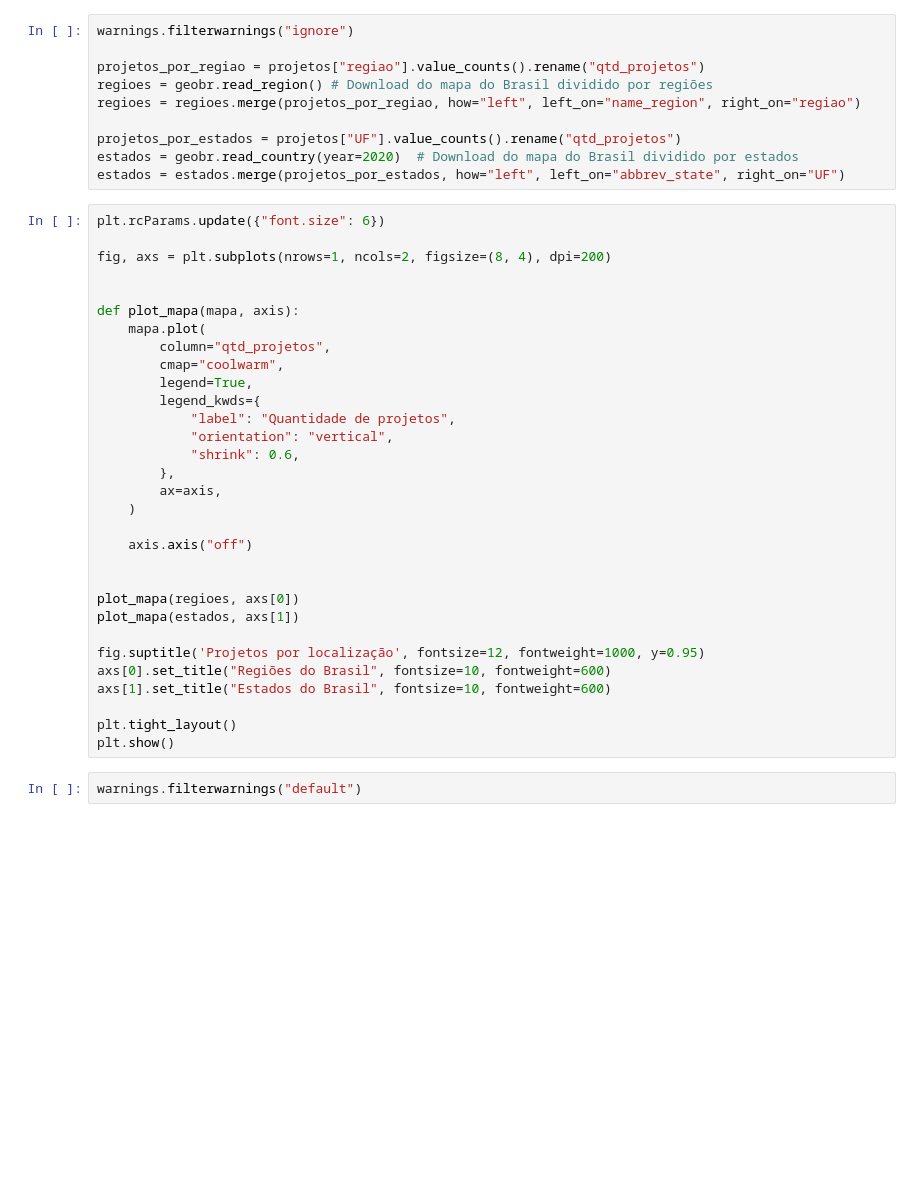
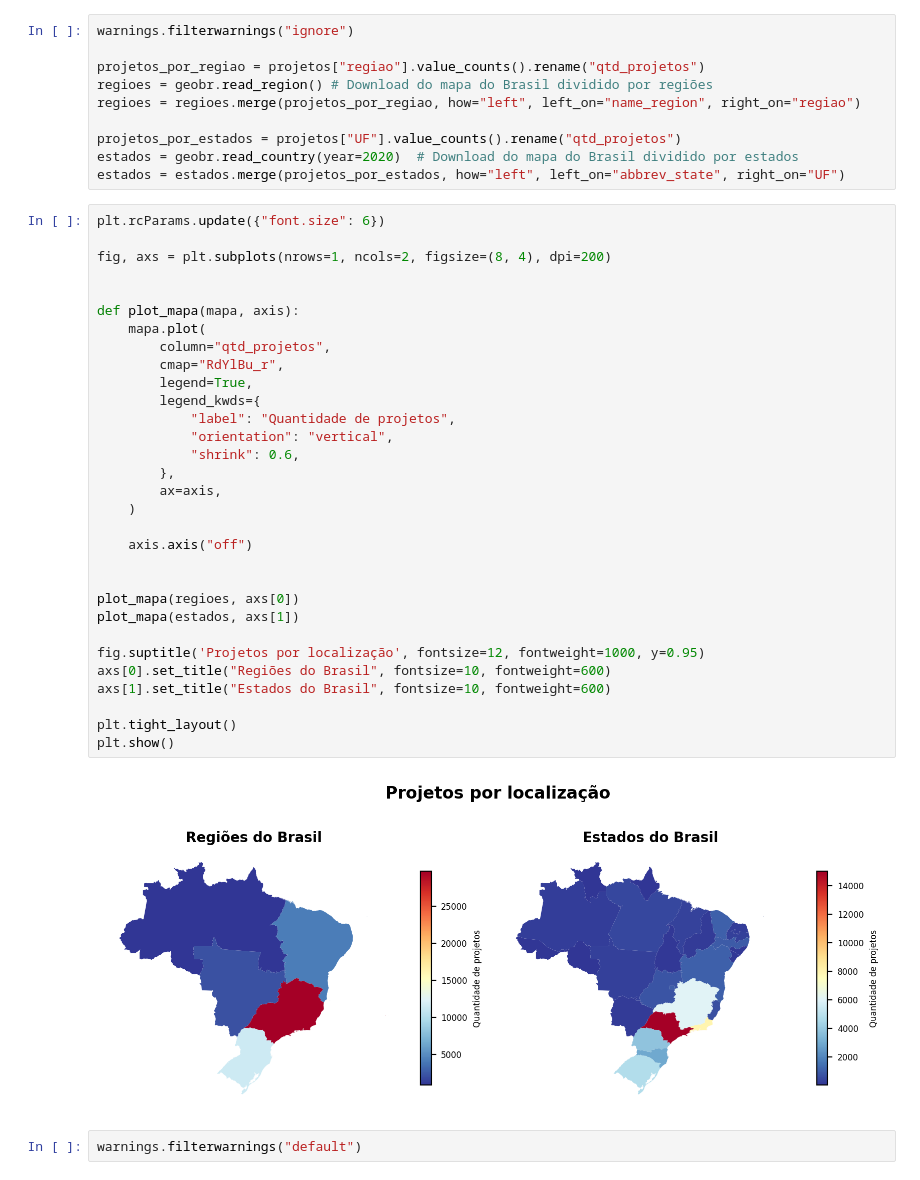
Before and after one commit to lorenaaxbastos/santander-coders-projects, a Jupyter notebook: Unit 2 - Programming Techniques I (PY)/Projeto EDA - Análise do Dataset da Lei Rouanet.ipynb, the cells around one changed output. Drawn from its saved outputs; the diff is of its cells as text; blank space fills up the shorter version.

```diff
--- a/Unit 2 - Programming Techniques I (PY)/Projeto EDA - Análise do Dataset da Lei Rouanet.ipynb
+++ b/Unit 2 - Programming Techniques I (PY)/Projeto EDA - Análise do Dataset da Lei Rouanet.ipynb
@@ -410,34 +451,36 @@ estados = estados.merge(projetos_por_estados, how="left", left_on="abbrev_state"
 # %%
 plt.rcParams.update({"font.size": 6})
 
 fig, axs = plt.subplots(nrows=1, ncols=2, figsize=(8, 4), dpi=200)
 
 
 def plot_mapa(mapa, axis):
     mapa.plot(
         column="qtd_projetos",
-        cmap="coolwarm",
+        cmap="RdYlBu_r",
         legend=True,
         legend_kwds={
             "label": "Quantidade de projetos",
             "orientation": "vertical",
             "shrink": 0.6,
         },
         ax=axis,
     )
 
     axis.axis("off")
 
 
 plot_mapa(regioes, axs[0])
 plot_mapa(estados, axs[1])
 
 fig.suptitle('Projetos por localização', fontsize=12, fontweight=1000, y=0.95)
 axs[0].set_title("Regiões do Brasil", fontsize=10, fontweight=600)
 axs[1].set_title("Estados do Brasil", fontsize=10, fontweight=600)
 
 plt.tight_layout()
 plt.show()
+# %% [output]
+[figure, added]
 # %%
 warnings.filterwarnings("default")
 # %% [markdown]
```
Also changed, not shown: parts of 21 cells of this notebook.
